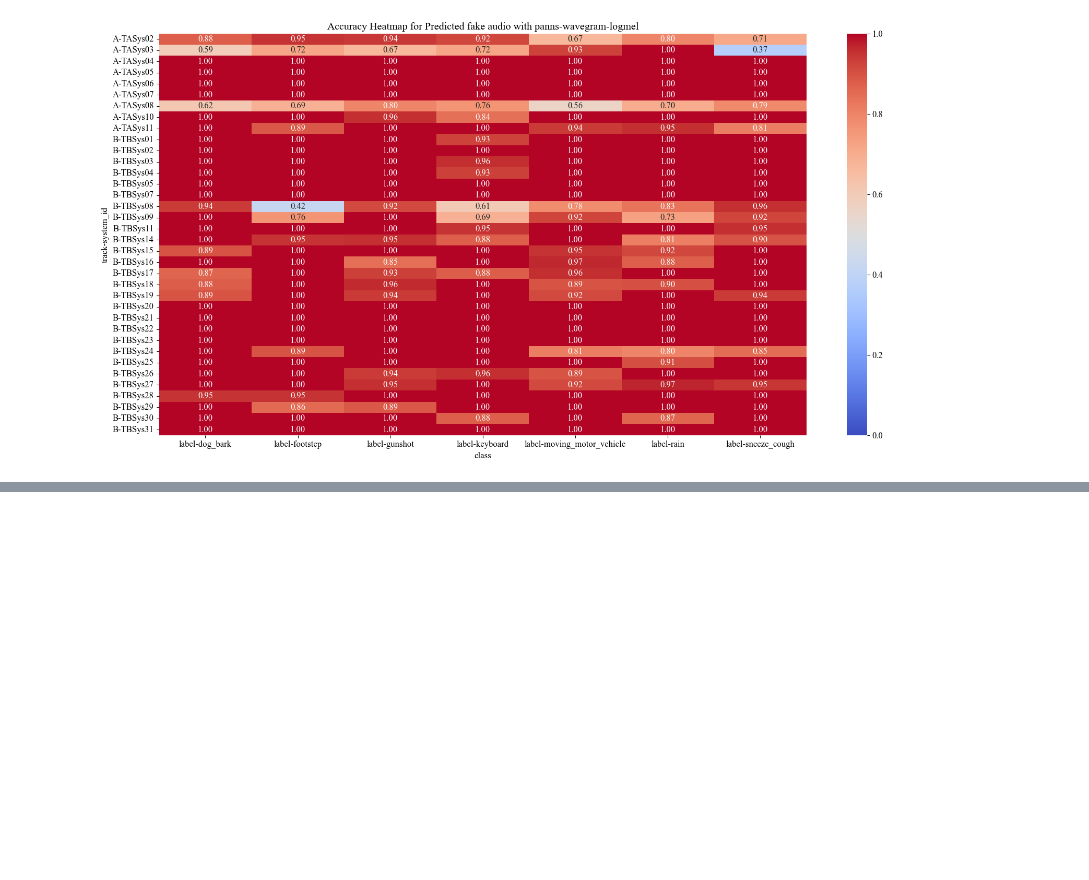
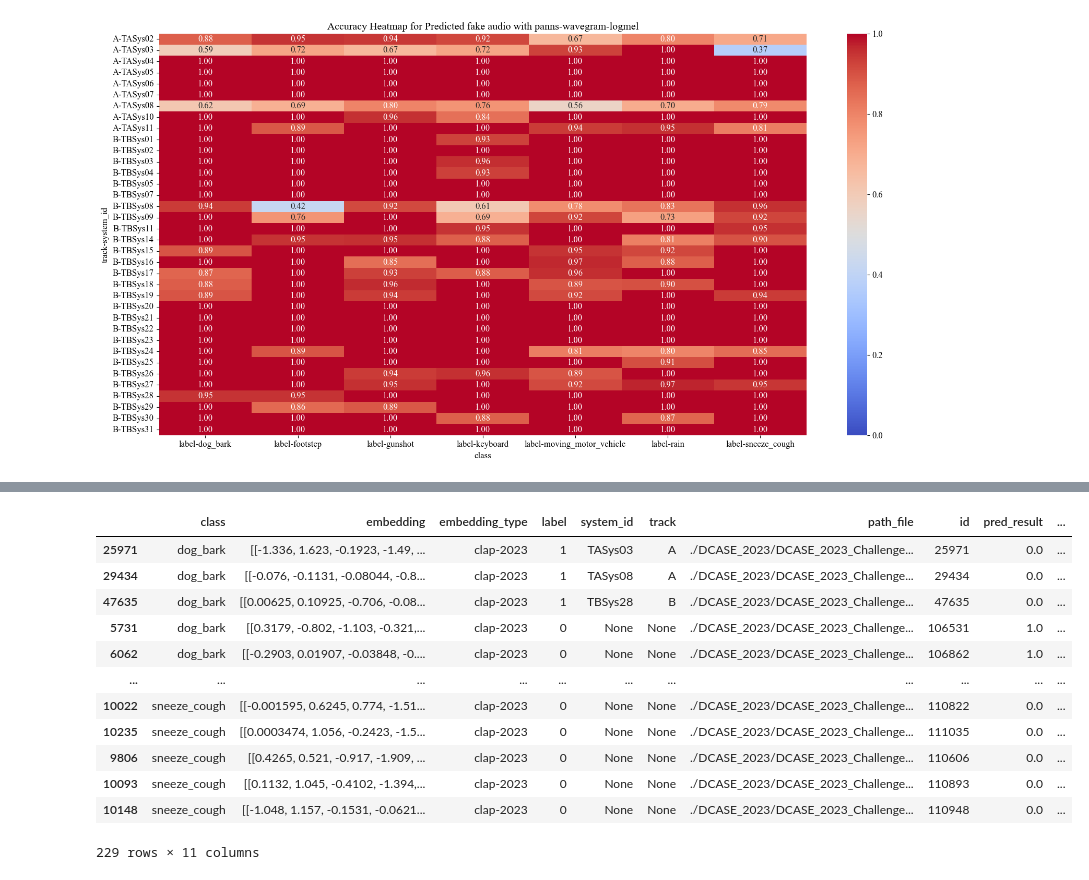
Before and after one commit to mathieulagrange/audioFoleyDeepFake, a Jupyter notebook: deepfakeClassifiers/examples/insights_predictions.ipynb, the cells around one changed output, grey strips where cells are left out. Cells and saved outputs as stored; diff of their text form; code cells hidden in the pictures; blank space fills up the shorter version.

```diff
--- a/deepfakeClassifiers/examples/insights_predictions.ipynb
+++ b/deepfakeClassifiers/examples/insights_predictions.ipynb
@@ -221,0 +309,53 @@ for model_name in model_names.keys():
+# %%
+def select_sounds(df, classes,threshold = 0.48):
+    selected_sounds = pd.DataFrame()
+    for cls in classes:
+        df_class = df[df['class'] == cls]
+
+        # False Negative: label is 1 but predicted as 0, sort by highest probability
+        fn = df_class[(df_class['label'] == 1) & (df_class['pred_result'] == 0)]
+        fn = fn.sort_values(by='pred_probability', ascending=True).head(7)
+        fn['category'] = 'FN'
+
+        # False Positive: label is 0 but predicted as 1, sort by lowest probability
+        fp = df_class[(df_class['label'] == 0) & (df_class['pred_result'] == 1)]
+        fp = fp.sort_values(by='pred_probability', ascending=False).head(7)
+        fp['category'] = 'FP'
+
+        # True Positive: label and prediction both 0, probability < 0.4, sort closest to 0.4
+        tp = df_class[(df_class['label'] == 1) & (df_class['pred_result'] == 1) & (df_class['pred_probability'] > threshold)]
+        tp = tp.sort_values(by='pred_probability', ascending=True).head(7)
+        tp['category'] = 'TP'
+
+        tp_1 = df_class[(df_class['label'] == 1) & (df_class['pred_result'] == 1)]
+        tp_1 = tp_1.sort_values(by='pred_probability', ascending=False).head(7)
+        tp_1['category'] = 'TP SURE'
+
+        tn = df_class[(df_class['label'] == 0) & (df_class['pred_result'] == 0)]
+        tn = tn.sort_values(by='pred_probability', ascending=True).head(7)
+        tn['category'] = 'TN'
+
+
+
+        selected_sounds = pd.concat([selected_sounds, fn, fp, tp, tp_1,tn])
+
+    return selected_sounds
+
+# Assuming data_test is your dataframe and it contains 'class', 'label', 'pred_result', and 'pred_probability' columns
+selected_sounds = select_sounds(data_test, data_test['class'].unique())
+# %%
+selected_sounds
+# %% [output]
+|  | class | embedding | embedding_type | label | system_id | track | path_file | id | pred_result | ... |
+| 25971 | dog_bark | [[-1.336, 1.623, -0.1923, -1.49, ... | clap-2023 | 1 | TASys03 | A | ./DCASE_2023/DCASE_2023_Challenge... | 25971 | 0.0 | ... |
+| 29434 | dog_bark | [[-0.076, -0.1131, -0.08044, -0.8... | clap-2023 | 1 | TASys08 | A | ./DCASE_2023/DCASE_2023_Challenge... | 29434 | 0.0 | ... |
+| 47635 | dog_bark | [[0.00625, 0.10925, -0.706, -0.08... | clap-2023 | 1 | TBSys28 | B | ./DCASE_2023/DCASE_2023_Challenge... | 47635 | 0.0 | ... |
+| 5731 | dog_bark | [[0.3179, -0.802, -1.103, -0.321,... | clap-2023 | 0 | None | None | ./DCASE_2023/DCASE_2023_Challenge... | 106531 | 1.0 | ... |
+| 6062 | dog_bark | [[-0.2903, 0.01907, -0.03848, -0.... | clap-2023 | 0 | None | None | ./DCASE_2023/DCASE_2023_Challenge... | 106862 | 1.0 | ... |
+| ... | ... | ... | ... | ... | ... | ... | ... | ... | ... | ... |
+| 10022 | sneeze_cough | [[-0.001595, 0.6245, 0.774, -1.51... | clap-2023 | 0 | None | None | ./DCASE_2023/DCASE_2023_Challenge... | 110822 | 0.0 | ... |
+| 10235 | sneeze_cough | [[0.0003474, 1.056, -0.2423, -1.5... | clap-2023 | 0 | None | None | ./DCASE_2023/DCASE_2023_Challenge... | 111035 | 0.0 | ... |
+| 9806 | sneeze_cough | [[0.4265, 0.521, -0.917, -1.909, ... | clap-2023 | 0 | None | None | ./DCASE_2023/DCASE_2023_Challenge... | 110606 | 0.0 | ... |
+| 10093 | sneeze_cough | [[0.1132, 1.045, -0.4102, -1.394,... | clap-2023 | 0 | None | None | ./DCASE_2023/DCASE_2023_Challenge... | 110893 | 0.0 | ... |
+| 10148 | sneeze_cough | [[-1.048, 1.157, -0.1531, -0.0621... | clap-2023 | 0 | None | None | ./DCASE_2023/DCASE_2023_Challenge... | 110948 | 0.0 | ... |
+229 rows × 11 columns
```
Also changed, not shown: parts of 4 cells of this notebook.
